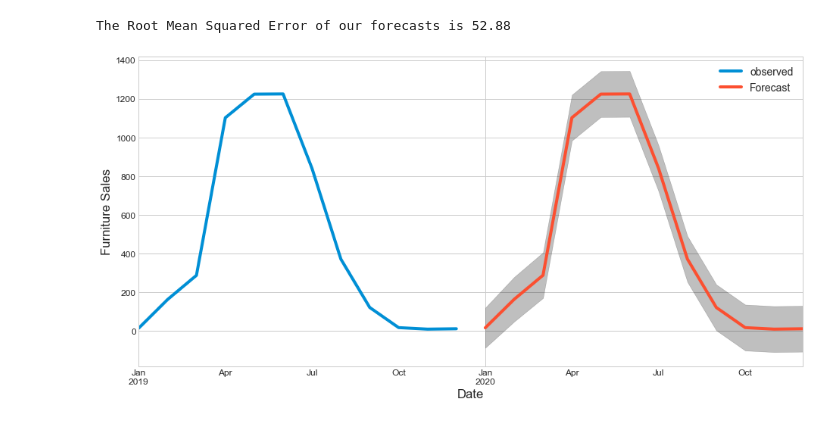
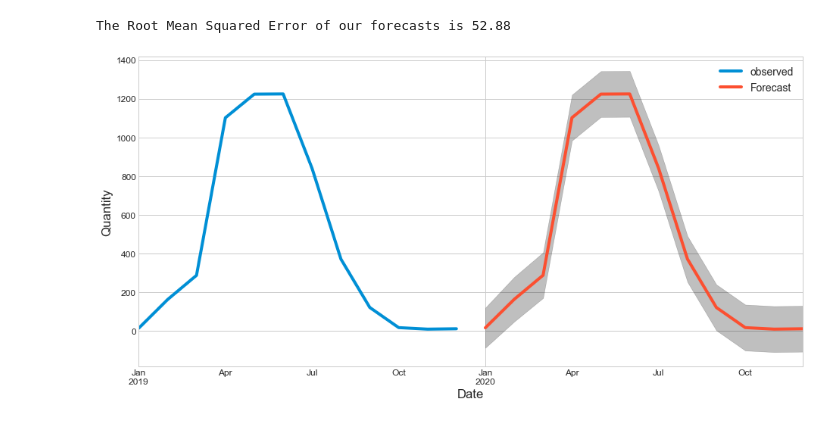
Before and after one commit to WannaAlwaysBe/Diploma-project, a Jupyter notebook: Diploma.ipynb, the cells around one changed output. Drawn from its saved outputs; the diff is of its cells as text; code cells hidden in the pictures.

```diff
--- a/Diploma.ipynb
+++ b/Diploma.ipynb
@@ -508,14 +508,14 @@ The Root Mean Squared Error of our forecasts is 52.88
 # %%
 pred_uc = results.get_forecast(steps=12)
 pred_ci = pred_uc.conf_int()
 ax = y['2019':].plot(label='observed', figsize=(14, 7))
 pred_uc.predicted_mean.plot(ax=ax, label='Forecast')
 ax.fill_between(pred_ci.index,
                 pred_ci.iloc[:, 0],
                 pred_ci.iloc[:, 1], color='k', alpha=.25)
 ax.set_xlabel('Date')
-ax.set_ylabel('Furniture Sales')
+ax.set_ylabel('Quantity')
 plt.legend()
 plt.show()
 # %% [output]
-[figure, old version]
+[figure, new version]
```
Also changed, not shown: parts of 2 cells of this notebook.
